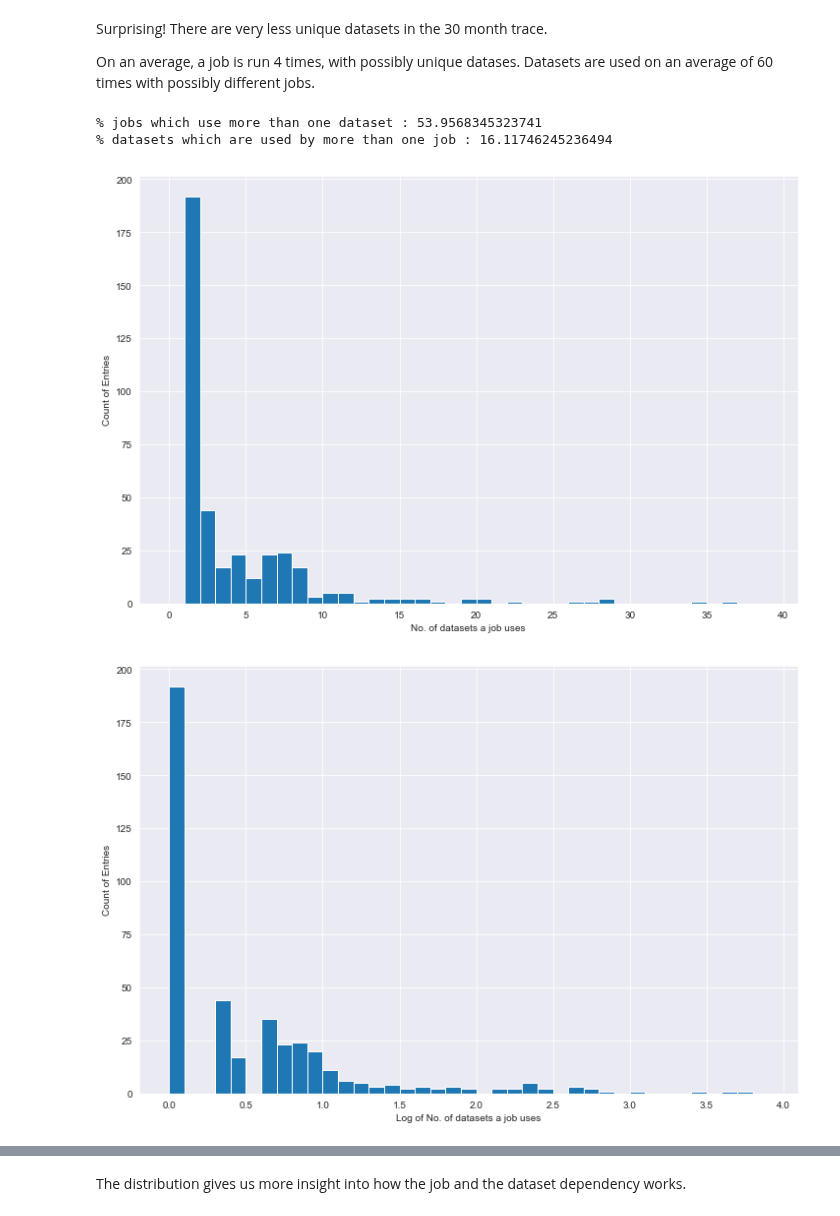
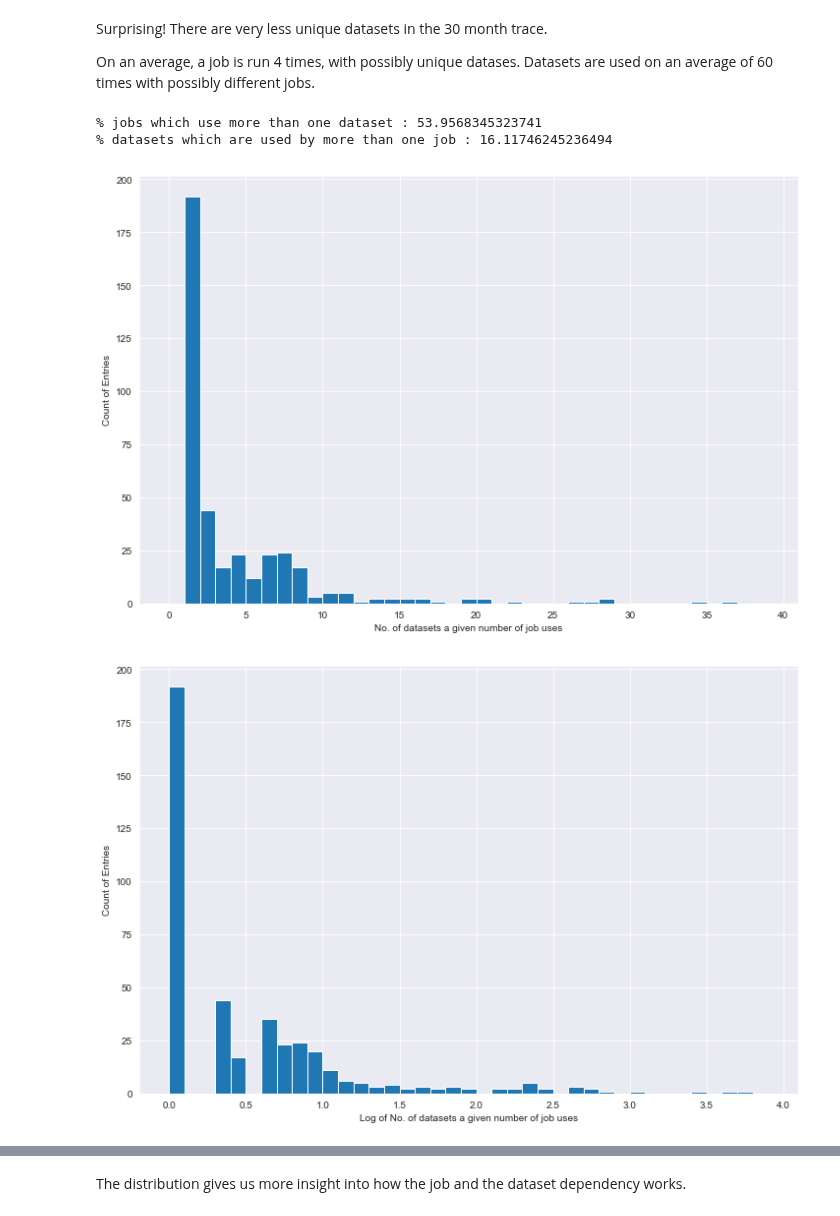
Before and after one commit to AdwaitB/greco-notes, a Jupyter notebook: influxdb_study/Analysis_full_1.ipynb, the cells around one changed output, grey strips where cells are left out. Drawn from its saved outputs; the diff is of its cells as text; code cells hidden in the pictures.

```diff
--- a/influxdb_study/Analysis_full_1.ipynb
+++ b/influxdb_study/Analysis_full_1.ipynb
@@ -402,23 +402,23 @@ On an average, a job is run 4 times, with possibly unique datases. Datasets are
 # %%
 temp = data[1].groupby(['transfer_history.transfer_size', 'transfer_history.task'])
 temp = temp.size().unstack()
 
 temp_bool = temp.notna()
 
 temp_bool_data_to_job = np.array(temp_bool.sum(axis=1))
 temp_bool_data_to_job_ = temp_bool_data_to_job[temp_bool_data_to_job > 1]
 percent = 100*float(len(temp_bool_data_to_job_))/len(temp_bool_data_to_job)
 print("% jobs which use more than one dataset : " + str(percent))
 
 temp_bool_job_to_data = np.array(temp_bool.sum(axis=0))
 temp_bool_job_to_data_ = temp_bool_job_to_data[temp_bool_job_to_data > 1]
 percent = 100*float(len(temp_bool_job_to_data_))/len(temp_bool_job_to_data)
 print("% datasets which are used by more than one job : " + str(percent))
 
 plot_hist(np.log10(300), temp_bool_data_to_job, [[0, 40, 1], [0, 4, 0.1]], "No. of datasets a given number of job uses", plot_normal=True)
-plot_hist(np.log10(5), temp_bool_job_to_data, [[0, 10, 0.5], [0, 1, 0.1]], "No. of jobs a given number of dataset.", plot_log=False)
+plot_hist(np.log10(5), temp_bool_job_to_data, [[0, 10, 0.5], [0, 1, 0.1]], "No. of jobs a given number of dataset uses.", plot_log=False)
 # %% [output]
 % jobs which use more than one dataset : 53.9568345323741
 % datasets which are used by more than one job : 16.11746245236494
-[figure, old version]
+[figure, new version]
-[figure, old version]
+[figure, new version]
```
Also changed, not shown: parts of 1 cell of this notebook.
